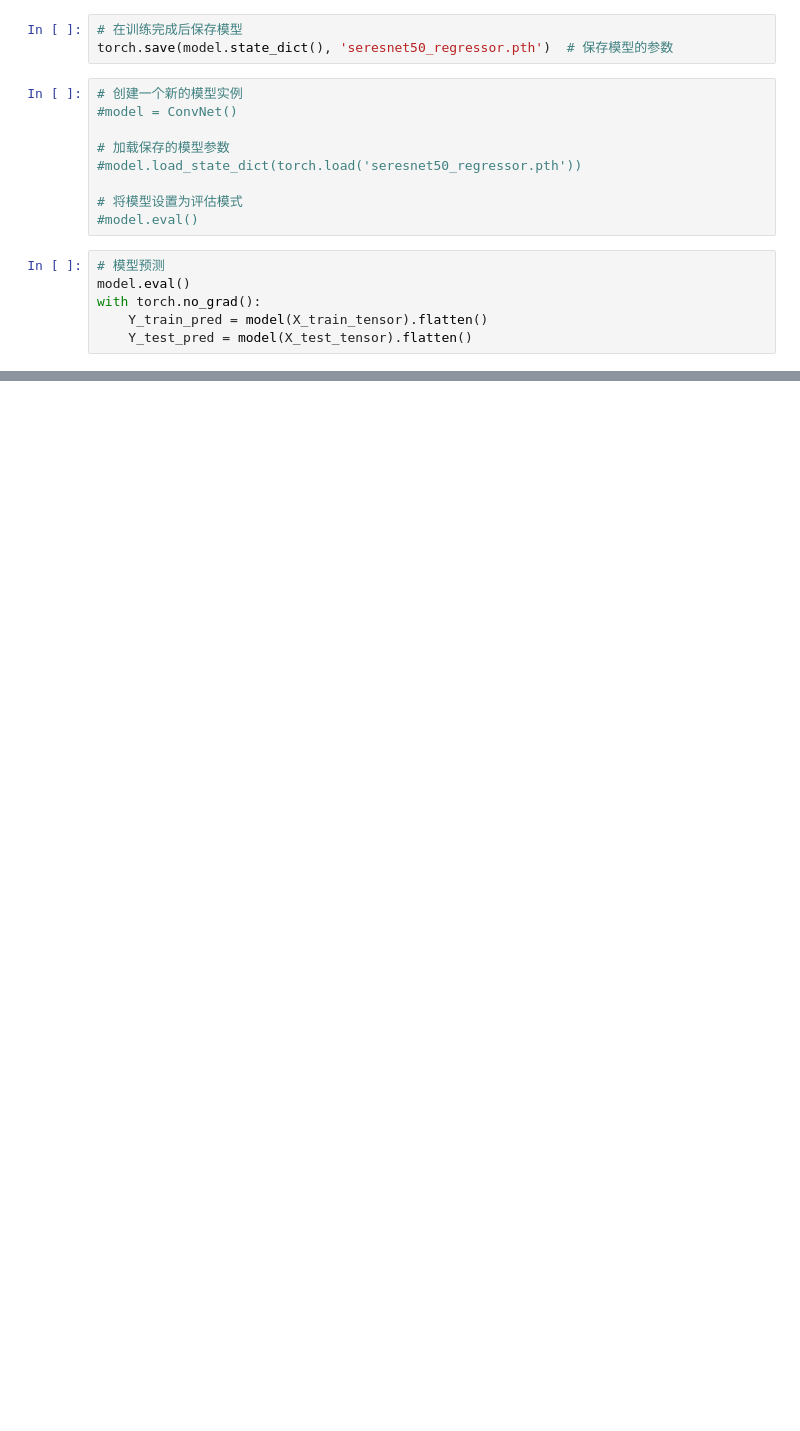
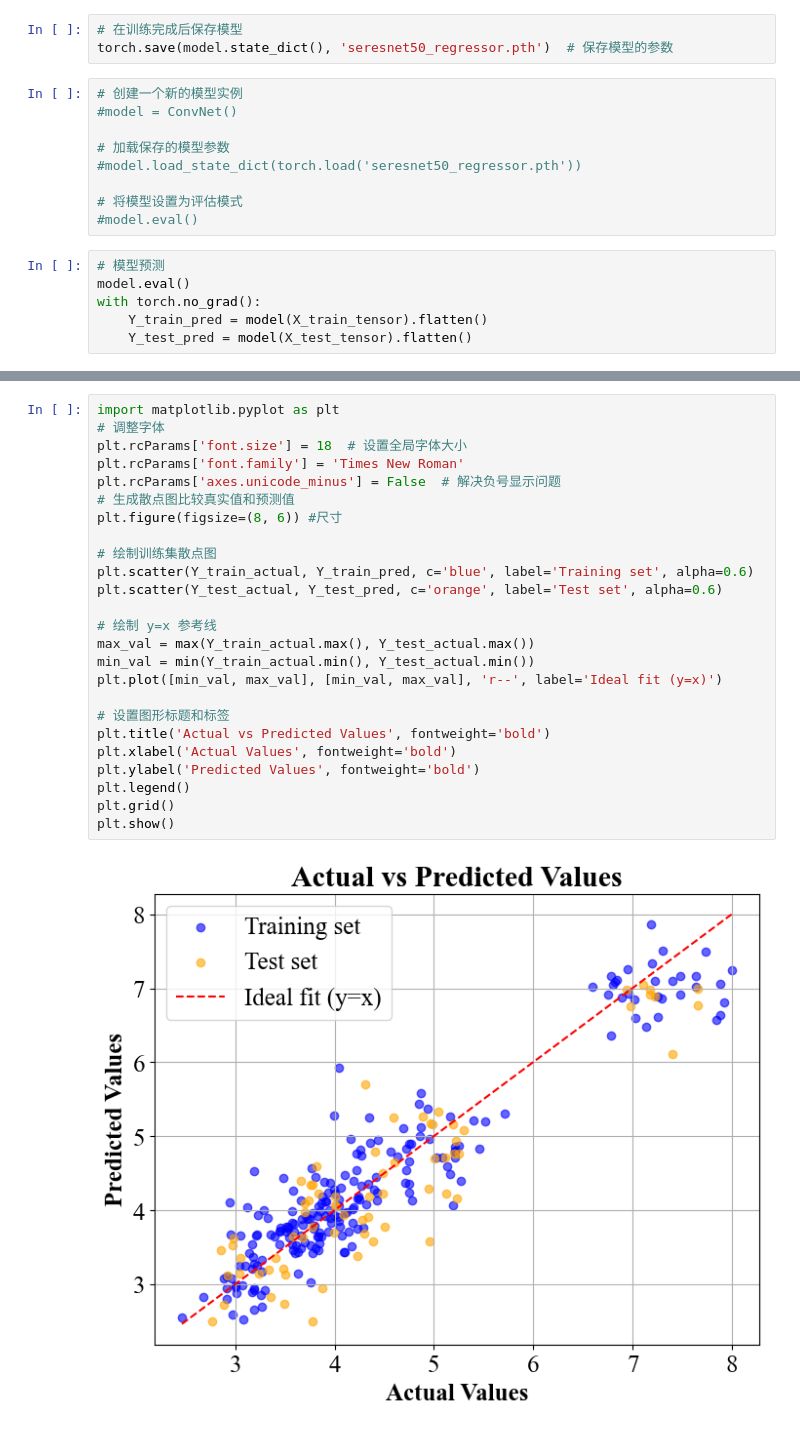
Before and after one commit to Chang-huilin/Content-predication-based-on-multispectral, a Jupyter notebook: Regression algorithm/017_Data regression prediction based on convolutional neural networks/cnn_attention.ipynb, the cells around one changed output, grey strips where cells are left out. Cells and saved outputs as stored; diff of their text form; blank space fills up the shorter version.

```diff
--- a/Regression algorithm/017_Data regression prediction based on convolutional neural networks/cnn_attention.ipynb
+++ b/Regression algorithm/017_Data regression prediction based on convolutional neural networks/cnn_attention.ipynb
@@ -266,0 +267,27 @@ Test MBE: 0.0225
+# %%
+import matplotlib.pyplot as plt
+# 调整字体
+plt.rcParams['font.size'] = 18  # 设置全局字体大小
+plt.rcParams['font.family'] = 'Times New Roman'
+plt.rcParams['axes.unicode_minus'] = False  # 解决负号显示问题
+# 生成散点图比较真实值和预测值
+plt.figure(figsize=(8, 6)) #尺寸
+
+# 绘制训练集散点图
+plt.scatter(Y_train_actual, Y_train_pred, c='blue', label='Training set', alpha=0.6)
+plt.scatter(Y_test_actual, Y_test_pred, c='orange', label='Test set', alpha=0.6)
+
+# 绘制 y=x 参考线
+max_val = max(Y_train_actual.max(), Y_test_actual.max())
+min_val = min(Y_train_actual.min(), Y_test_actual.min())
+plt.plot([min_val, max_val], [min_val, max_val], 'r--', label='Ideal fit (y=x)')
+
+# 设置图形标题和标签
+plt.title('Actual vs Predicted Values', fontweight='bold')
+plt.xlabel('Actual Values', fontweight='bold')
+plt.ylabel('Predicted Values', fontweight='bold')
+plt.legend()
+plt.grid()
+plt.show()
+# %% [output]
+[figure, added]
```
Also changed, not shown: parts of 3 cells of this notebook, 5 other files.
